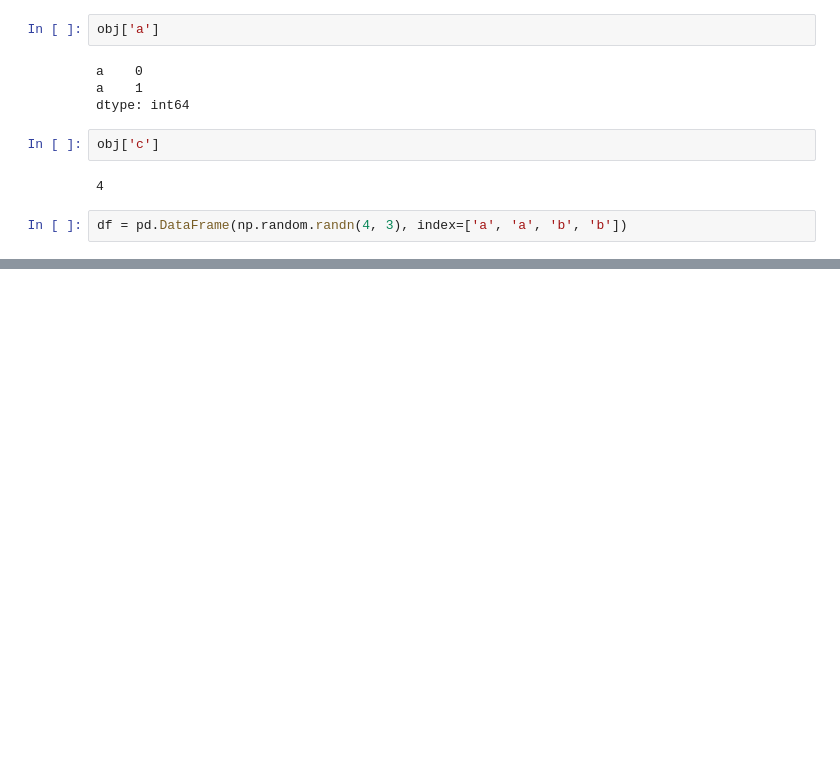
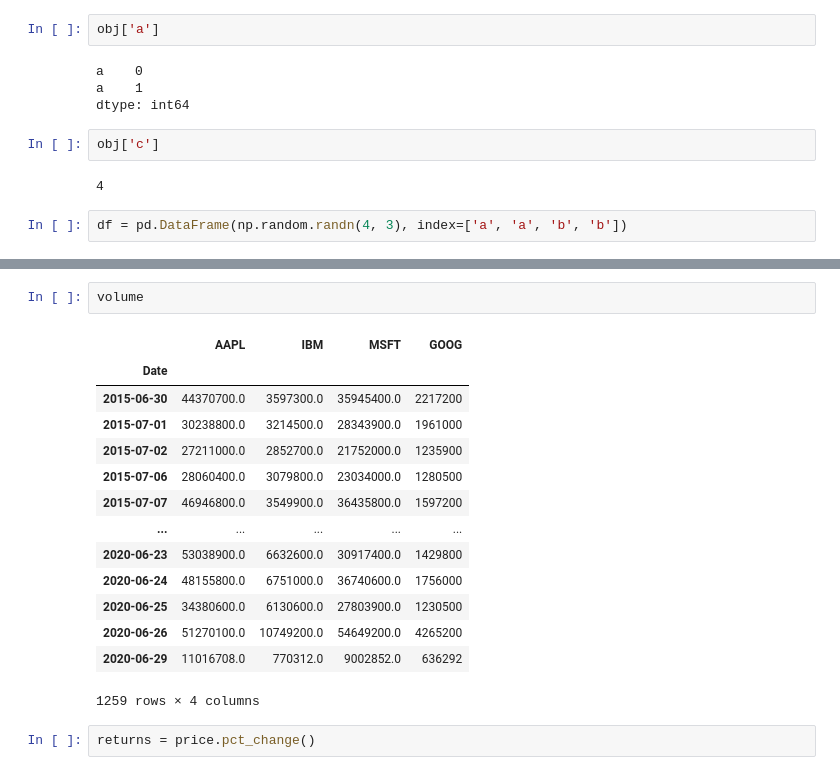
Before and after one commit to gaussic/py-data-analysis, a Jupyter notebook: chapter5.ipynb, the cells around one changed output, grey strips where cells are left out. Saved outputs shown, nothing was run; the diff lists cells and outputs as text; blank space fills up the shorter version.

```diff
--- a/chapter5.ipynb
+++ b/chapter5.ipynb
@@ -1298,0 +1410,19 @@ df.loc['b']
+# %%
+volume
+# %% [output]
+|  | AAPL | IBM | MSFT | GOOG |
+| Date |  |  |  |  |
+| 2015-06-30 | 44370700.0 | 3597300.0 | 35945400.0 | 2217200 |
+| 2015-07-01 | 30238800.0 | 3214500.0 | 28343900.0 | 1961000 |
+| 2015-07-02 | 27211000.0 | 2852700.0 | 21752000.0 | 1235900 |
+| 2015-07-06 | 28060400.0 | 3079800.0 | 23034000.0 | 1280500 |
+| 2015-07-07 | 46946800.0 | 3549900.0 | 36435800.0 | 1597200 |
+| ... | ... | ... | ... | ... |
+| 2020-06-23 | 53038900.0 | 6632600.0 | 30917400.0 | 1429800 |
+| 2020-06-24 | 48155800.0 | 6751000.0 | 36740600.0 | 1756000 |
+| 2020-06-25 | 34380600.0 | 6130600.0 | 27803900.0 | 1230500 |
+| 2020-06-26 | 51270100.0 | 10749200.0 | 54649200.0 | 4265200 |
+| 2020-06-29 | 11016708.0 | 770312.0 | 9002852.0 | 636292 |
+1259 rows × 4 columns
+# %%
+returns = price.pct_change()
```
Also changed, not shown: parts of 58 cells of this notebook, 1 other file.
